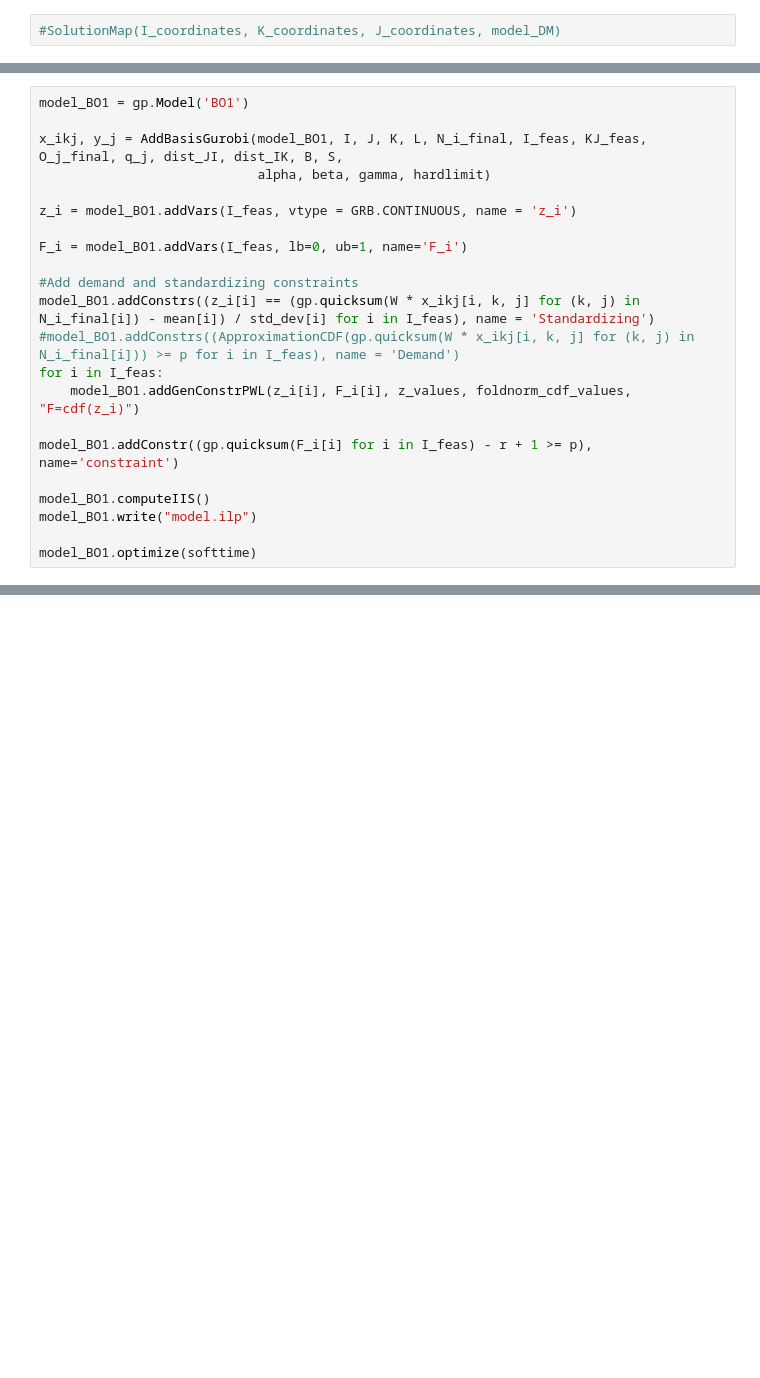
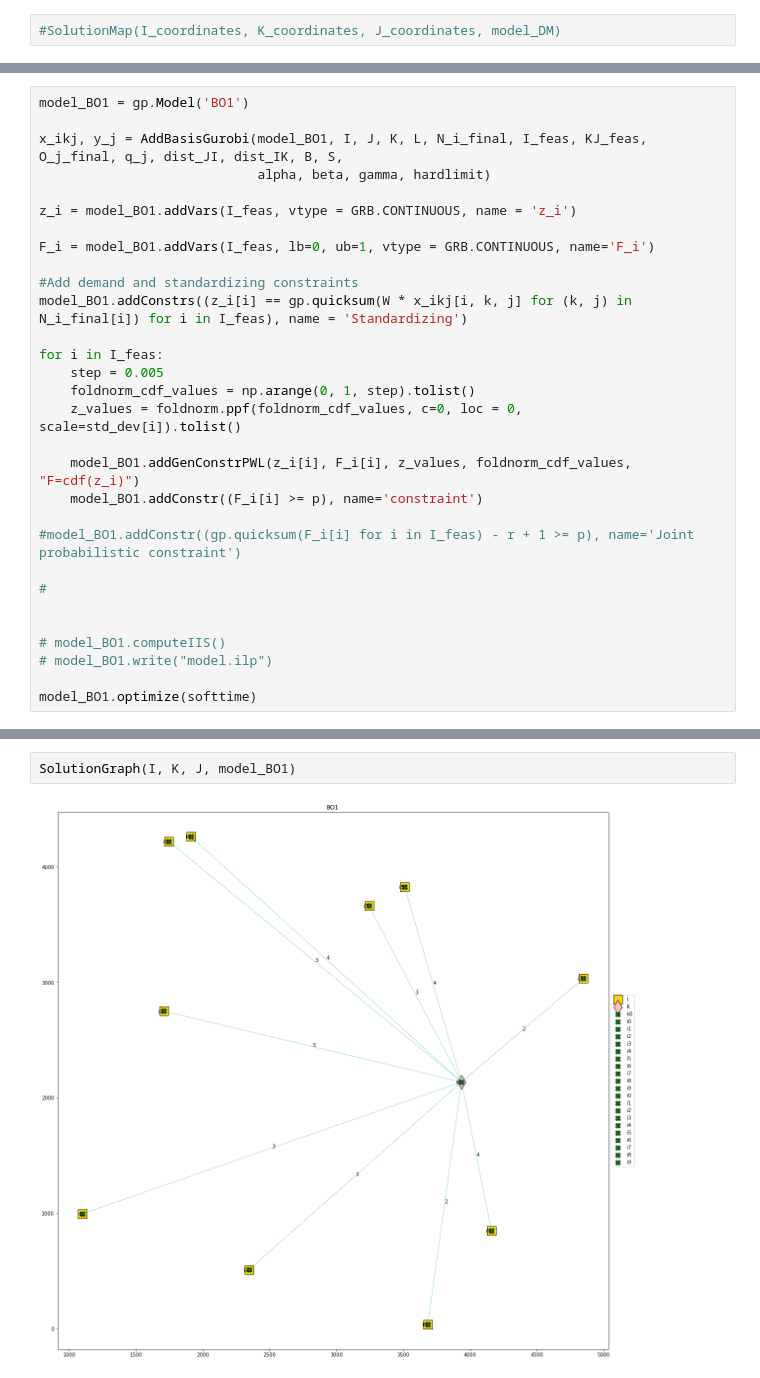
Before and after one commit to petrenaa/Stochastic_Programming_Relaxations, a Jupyter notebook: CODE.ipynb, the cells around one changed output, grey strips where cells are left out. Saved outputs shown, nothing was run; the diff lists cells and outputs as text; blank space fills up the shorter version.

```diff
--- a/CODE.ipynb
+++ b/CODE.ipynb
@@ -759,18 +794,26 @@ x_ikj, y_j = AddBasisGurobi(model_BO1, I, J, K, L, N_i_final, I_feas, KJ_feas, O
 
 z_i = model_BO1.addVars(I_feas, vtype = GRB.CONTINUOUS, name = 'z_i')
 
-F_i = model_BO1.addVars(I_feas, lb=0, ub=1, name='F_i')
+F_i = model_BO1.addVars(I_feas, lb=0, ub=1, vtype = GRB.CONTINUOUS, name='F_i')
 
 #Add demand and standardizing constraints
-model_BO1.addConstrs((z_i[i] == (gp.quicksum(W * x_ikj[i, k, j] for (k, j) in N_i_final[i]) - mean[i]) / std_dev[i] for i in I_feas), name = 'Standardizing')
-#model_BO1.addConstrs((ApproximationCDF(gp.quicksum(W * x_ikj[i, k, j] for (k, j) in N_i_final[i])) >= p for i in I_feas), name = 'Demand')
+model_BO1.addConstrs((z_i[i] == gp.quicksum(W * x_ikj[i, k, j] for (k, j) in N_i_final[i]) for i in I_feas), name = 'Standardizing')
+
 for i in I_feas:
+    step = 0.005
+    foldnorm_cdf_values = np.arange(0, 1, step).tolist()
+    z_values = foldnorm.ppf(foldnorm_cdf_values, c=0, loc = 0, scale=std_dev[i]).tolist()
+
     model_BO1.addGenConstrPWL(z_i[i], F_i[i], z_values, foldnorm_cdf_values, "F=cdf(z_i)")
+    model_BO1.addConstr((F_i[i] >= p), name='constraint')
 
-model_BO1.addConstr((gp.quicksum(F_i[i] for i in I_feas) - r + 1 >= p), name='constraint')
+#model_BO1.addConstr((gp.quicksum(F_i[i] for i in I_feas) - r + 1 >= p), name='Joint probabilistic constraint')
 
-model_BO1.computeIIS()
-model_BO1.write("model.ilp")
+#
+
+
+# model_BO1.computeIIS()
+# model_BO1.write("model.ilp")
 
 model_BO1.optimize(softtime)
 # %% [output]
@@ -909,0 +877,4 @@ N_i_final
+# %%
+SolutionGraph(I, K, J, model_BO1)
+# %% [output]
+[figure, added]
```
Also changed, not shown: parts of 23 cells of this notebook.
